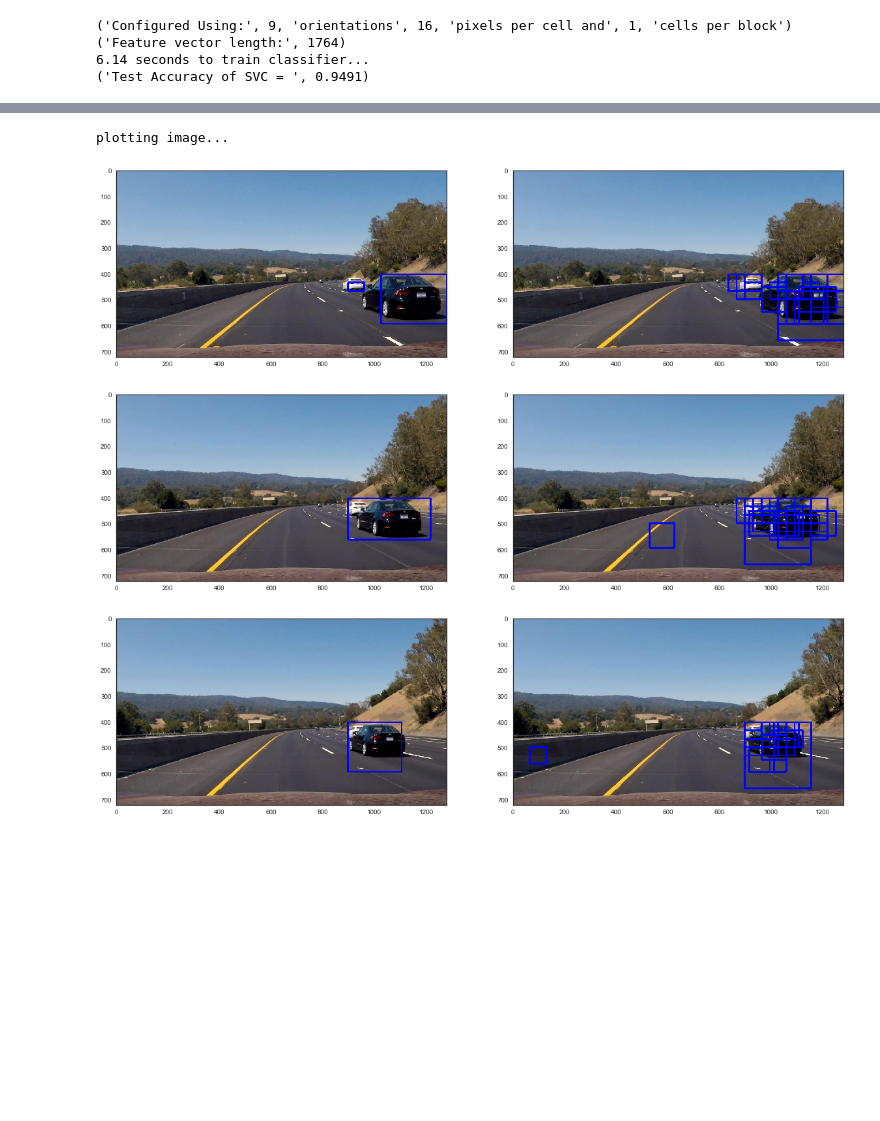
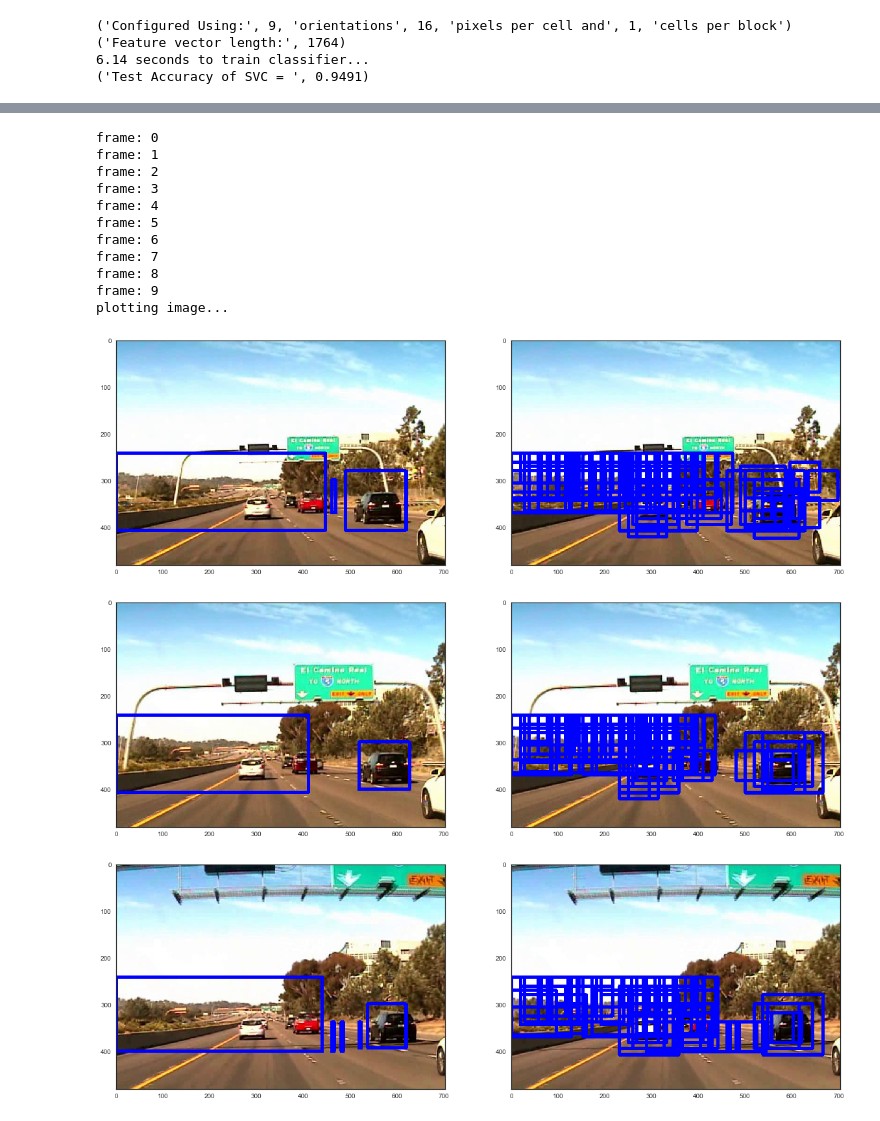
Before and after one commit to aldrincb/auto.sp, a Jupyter notebook: auto-sp.ipynb, the cells around one changed output, grey strips where cells are left out. Drawn from its saved outputs; the diff is of its cells as text; code cells hidden in the pictures; blank space fills up the shorter version.

Commit message:
sliding windows percentange

```diff
--- a/auto-sp.ipynb
+++ b/auto-sp.ipynb
@@ -134,8 +134,8 @@ cell_per_block = 1 # HOG cells per block #2
 hog_channel = 'ALL' # Can be 0, 1, 2, or "ALL"
 spatial_size = (16, 16) # Spatial binning dimensions
 hist_bins = 16    # Number of histogram bins
-spatial_feat = False # Spatial features on or off
-hist_feat = False # Histogram features on or off
+spatial_feat = True # Spatial features on or off
+hist_feat = True # Histogram features on or off
 hog_feat = True # HOG features on or off
 gabor_feat = False # Gabor features on or off
 y_start_stop = [300, None] # Min and max in y to search in slide_window()
@@ -280,20 +287,25 @@ print('Test Accuracy of SVC = ', round(svc.score(X_test, y_test), 4))
 def sliding_windows(img, x_range, y_range, window_size, xy_overlap_percent):
     windows = []
 
-    x_start = x_range[0];
-    x_end = x_range[1];
-    y_start = y_range[0];
-    y_end = y_range[1];
+    x_start, x_end = x_range[0], x_range[1]
+    y_start, y_end = y_range[0], y_range[1]
 
     # check values and use full image size if parameter is not given
+
     if (x_start == None):
-        x_start = 0;
+        x_start = 0
     if (x_end == None):
-        x_end = img.shape[1];
+        x_end = 1
     if (y_start == None):
-        y_start = 0;
+        y_start = 0
     if (y_end == None):
-        y_end = img.shape[0];
+        y_end = 1
+
+    # Convert percentages to pixel coordinate
+    x_start = int(x_start * img.shape[1])
+    x_end = int(x_end * img.shape[1])
+    y_start = int(y_start * img.shape[0])
+    y_end = int(y_end * img.shape[0])
 
     # window span
     x_span = x_end - x_start;
@@ -343,12 +355,12 @@ def get_classified_windows(image):
 
     xy_window = [(64,64), (96,96), (128,128), (256,256)]
 #     xy_window = [(32,32), (64,64), (128,128), (256,256)]
-    y_start_stop = [[400, 600], [400, 600], [400, None], [400, None]]
+    y_start_stop = [[0.5, 0.9], [0.5, 0.9], [0.5, None], [0.5, None]]
 
     windows_temp = []
     for i in range(len(xy_window)):
         windows = sliding_windows(image, [None, None], y_start_stop[i],
-                            xy_window[i], (0.5, 0.5))
+                            xy_window[i], (0.7, 0.7))
         windows = search_windows(image, windows, keras_model, spatial_size, hist_bins, orient, pix_per_cell, cell_per_block, hog_channel,
                                         spatial_feat, hist_feat, hog_feat)
         windows_temp.append(windows)
@@ -406,7 +418,7 @@ from scipy.ndimage.measurements import label
 HEAT_THRESHOLD = 2
 
 
-def apply_heat(heatmap, windows):
+def apply_heat(heatmap, windows, heat_threshold=HEAT_THRESHOLD):
 
     for window in windows:
         startx, starty = window[0][0], window[0][1]
@@ -463,45 +484,58 @@ Wall time: 40min 26s
 # %%
 from moviepy.editor import VideoFileClip
+from keras.models import load_model
 
-video = "project_video.mp4"
-# video = "datasets/Urban/march9.avi"
+# video = "project_video.mp4"
+video = "datasets/Sunny/april21.avi"
 video = VideoFileClip(video)
 
+keras_model = load_model("car_model_3f_rrs.h5")
+
 frames = []
-for i in range(30,40):
+for i in range(10):
     frame_name = "frame{}.jpeg".format(i)
     video.save_frame(frame_name, t=i)
     frames.append(frame_name)
 
-
 final_images = []
 window_images = []
-for frame in frames:
+for i, frame in enumerate(frames):
+    print "frame:", i
     img = cv2.imread(frame)
     heatmap = np.zeros_like(img[:,:,0]).astype(np.float)
 
     classified_windows = get_classified_windows(img)
     heatmap = apply_heat(heatmap, classified_windows)
     labels = label(heatmap)
     final_image = draw_cars(cv2.cvtColor(img, cv2.COLOR_BGR2RGB), labels)
     window_img = draw_boxes(cv2.cvtColor(img, cv2.COLOR_BGR2RGB), classified_windows, color=(0, 0, 255), thick=6)
 
     final_images.append(final_image)
     window_images.append(window_img)
 
 
 with sns.axes_style("white"):
     print "plotting image..."
 
     for i in xrange(len(frames)):
         fig = plt.figure(i, figsize=(20,20))
         plt.title('Frame: {}'.format(frames[i]))
         plt.subplot(121)
         plt.imshow(final_images[i])
         plt.subplot(122)
         plt.imshow(window_images[i])
 # %% [output]
+frame: 0
+frame: 1
+frame: 2
+frame: 3
+frame: 4
+frame: 5
+frame: 6
+frame: 7
+frame: 8
+frame: 9
 plotting image...
-[figure, old version]
+[figure, new version]
-[figure, old version]
+[figure, new version]
-[figure, old version]
+[figure, new version]
```
Also changed, not shown: parts of 9 cells of this notebook.
